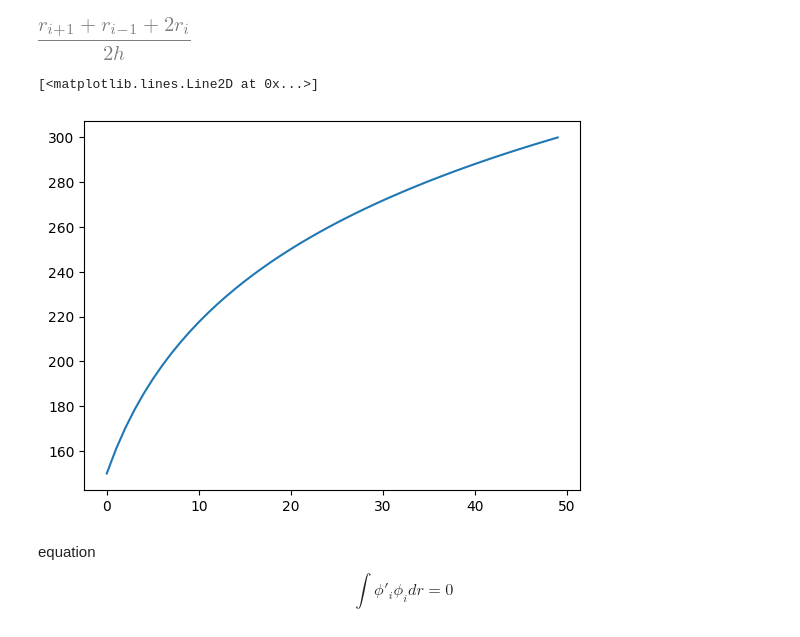
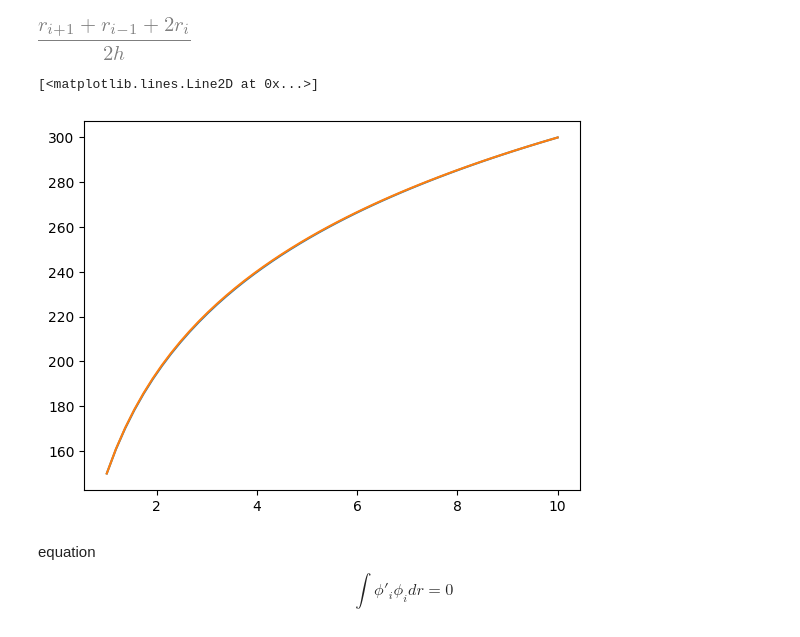
Before and after one commit to LeoBasov/hamt, a Jupyter notebook: doc/jupyter/FEM_1d.ipynb, the cells around one changed output. Saved outputs shown, nothing was run; the diff lists cells and outputs as text; code cells hidden in the pictures.

```diff
--- a/doc/jupyter/FEM_1d.ipynb
+++ b/doc/jupyter/FEM_1d.ipynb
@@ -207,34 +207,40 @@ factor(eq_i_i_l + eq_i_i_r)
 # %%
 N = 50
 r0 = 1
 r1 = 10
 h = (r1 - r0)/N
 T0 = 150
 T1 = 300
 
 M = np.zeros((N, N))
 v = np.zeros(N)
 
 M[0, 0] = 1
 M[N-1, N-1] = 1
 
 v[0] = T0
 v[N-1] = T1
 
 for i in range(1, N-1):
     for k in range(N):
         if i == k:
             M[i, k] = ((r0 + (i+1)*h) + 2*(r0 + i*h) + (r0 + (i-1)*h))/(2*h)
         elif k == (i - 1):
             M[i, k] = -((r0 + i*h) + (r0 + (i - 1)*h))/(2*h)
         elif k == (i + 1):
             M[i, k] = -((r0 + i*h) + (r0 + (i + 1)*h))/(2*h)
 
 a = np.linalg.solve(M, v)
-plt.plot(a)
+
+c = (T1 - T0)/np.log(r1/r0)
+r = np.linspace(r0, r1, N)
+T = [T0 + c*np.log(ri/r0) for ri in r]
+
+plt.plot(r, a)
+plt.plot(r, T)
 # %% [output]
 [<matplotlib.lines.Line2D at 0x...>]
-[figure, old version]
+[figure, new version]
 # %%
 r, rim, ri, rip, h = symbols('r r_{i-1} r_{i} r_{i+1} h', real=True, positive=True)
 # %%
```
Also changed, not shown: parts of 1 cell of this notebook.
